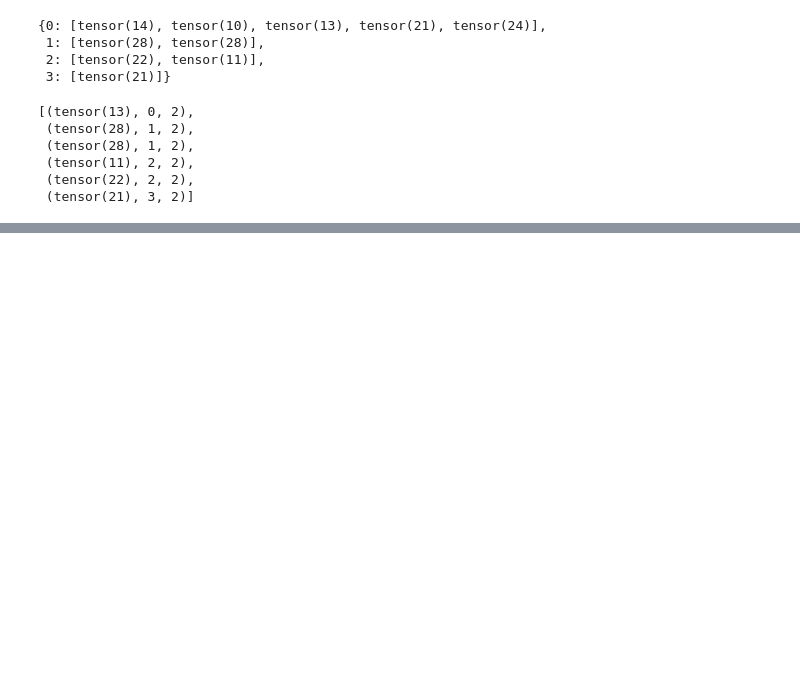
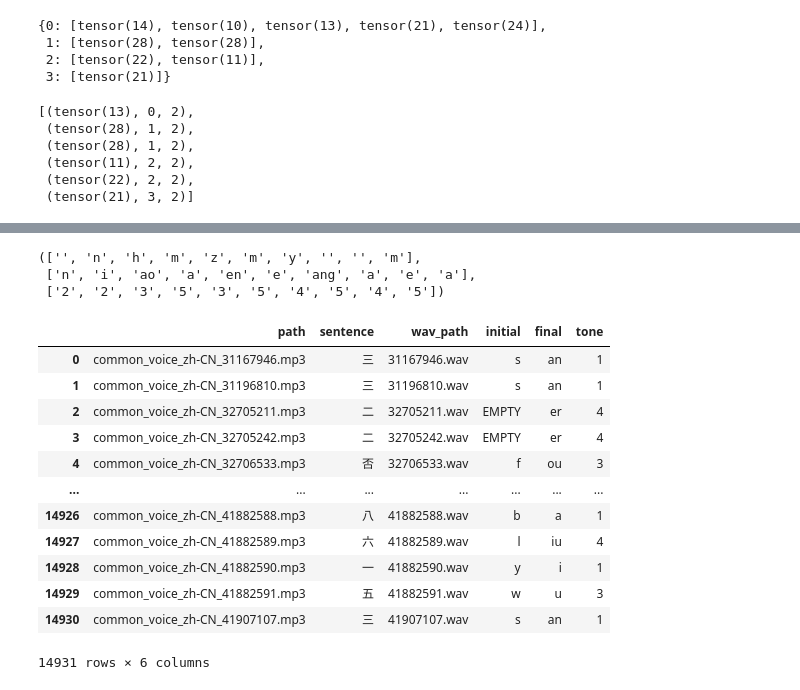
Before and after one commit to ConnorBar/audio, a Jupyter notebook: tone-recognition.ipynb, the cells around one changed output, grey strips where cells are left out. Saved outputs shown, nothing was run; the diff lists cells and outputs as text; code cells hidden in the pictures; blank space fills up the shorter version.

```diff
--- a/tone-recognition.ipynb
+++ b/tone-recognition.ipynb
@@ -678,0 +709,23 @@ augmentation_assignments
+# %%
+text = "嗯你好吗，怎么样啊，饿吗"
+breakdown_pinyin(text)
+# %% [output]
+(['', 'n', 'h', 'm', 'z', 'm', 'y', '', '', 'm'],
+ ['n', 'i', 'ao', 'a', 'en', 'e', 'ang', 'a', 'e', 'a'],
+ ['2', '2', '3', '5', '3', '5', '4', '5', '4', '5'])
+# %%
+dfLabels
+# %% [output]
+|  | path | sentence | wav_path | initial | final | tone |
+| 0 | common_voice_zh-CN_31167946.mp3 | 三 | 31167946.wav | s | an | 1 |
+| 1 | common_voice_zh-CN_31196810.mp3 | 三 | 31196810.wav | s | an | 1 |
+| 2 | common_voice_zh-CN_32705211.mp3 | 二 | 32705211.wav | EMPTY | er | 4 |
+| 3 | common_voice_zh-CN_32705242.mp3 | 二 | 32705242.wav | EMPTY | er | 4 |
+| 4 | common_voice_zh-CN_32706533.mp3 | 否 | 32706533.wav | f | ou | 3 |
+| ... | ... | ... | ... | ... | ... | ... |
+| 14926 | common_voice_zh-CN_41882588.mp3 | 八 | 41882588.wav | b | a | 1 |
+| 14927 | common_voice_zh-CN_41882589.mp3 | 六 | 41882589.wav | l | iu | 4 |
+| 14928 | common_voice_zh-CN_41882590.mp3 | 一 | 41882590.wav | y | i | 1 |
+| 14929 | common_voice_zh-CN_41882591.mp3 | 五 | 41882591.wav | w | u | 3 |
+| 14930 | common_voice_zh-CN_41907107.mp3 | 三 | 41907107.wav | s | an | 1 |
+14931 rows × 6 columns
```
Also changed, not shown: parts of 38 cells of this notebook, 8 other files.
